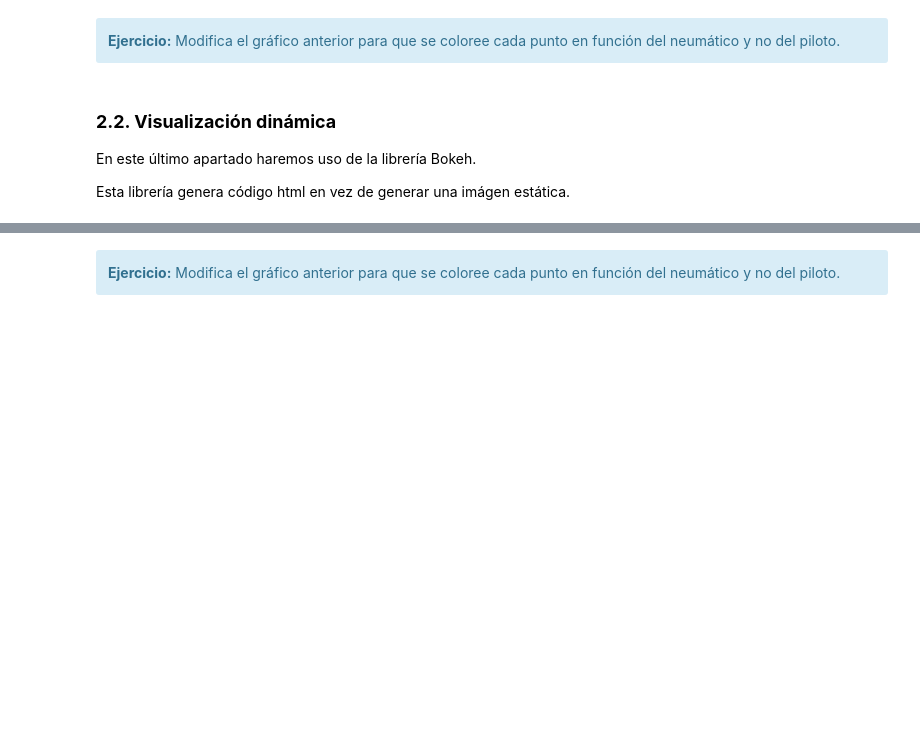
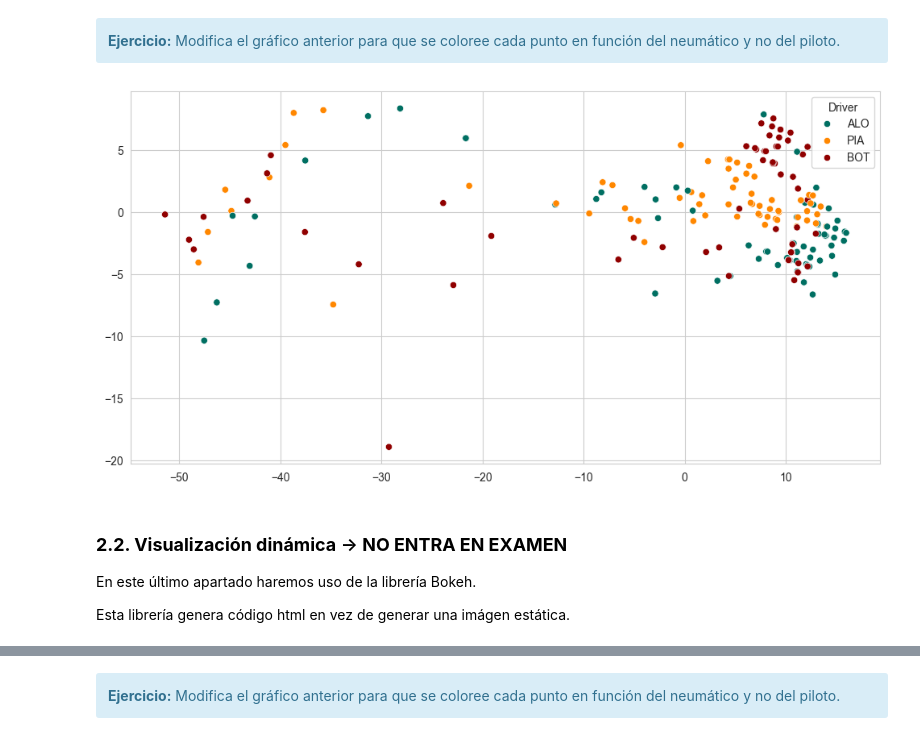
Before and after one commit to medinafdzz/Sistemas-Inteligentes, a Jupyter notebook: prácticas/ES/P2/P2.3-Visualización.ipynb, the cells around one changed output, grey strips where cells are left out. Cells and saved outputs as stored; diff of their text form; code cells hidden in the pictures; blank space fills up the shorter version.

```diff
--- a/prácticas/ES/P2/P2.3-Visualización.ipynb
+++ b/prácticas/ES/P2/P2.3-Visualización.ipynb
@@ -470,5 +475,11 @@ Text(0.5, 1.0, 'Reducción de dimensiones mediante t-SNE')
+# %%
+# Tu código aquí)
+plt.figure(figsize=fig_size)
+the_plot = sns.scatterplot(x=new_2D_data[:,0], y=new_2D_data[:,1], hue=filtered_data["Driver"], palette=tire_colors);
+# %% [output]
+[figure, added]
 # %% [markdown]
-### **2.2. Visualización dinámica**
+### **2.2. Visualización dinámica** -> **NO ENTRA EN EXAMEN**
 En este último apartado haremos uso de la librería Bokeh.
 
 Esta librería genera código html en vez de generar una imágen estática.
```
Also changed, not shown: parts of 6 cells of this notebook.
